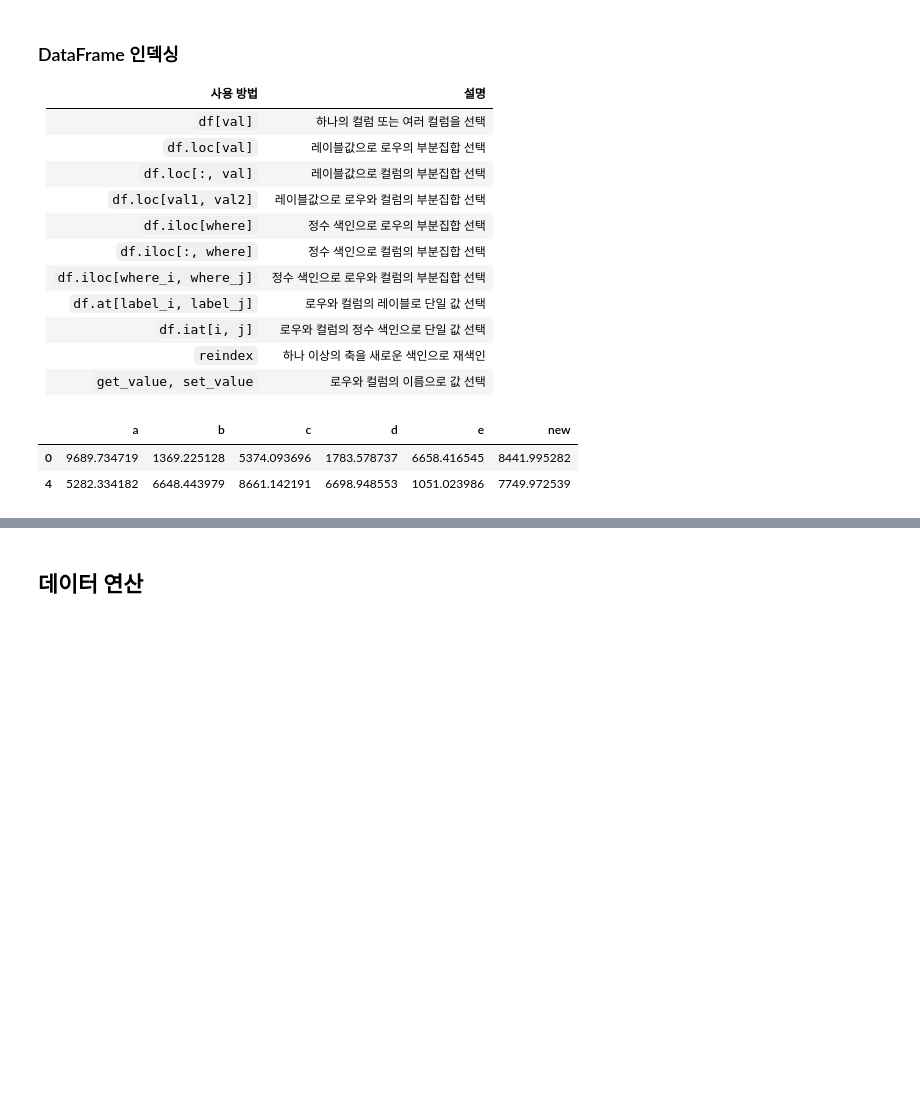
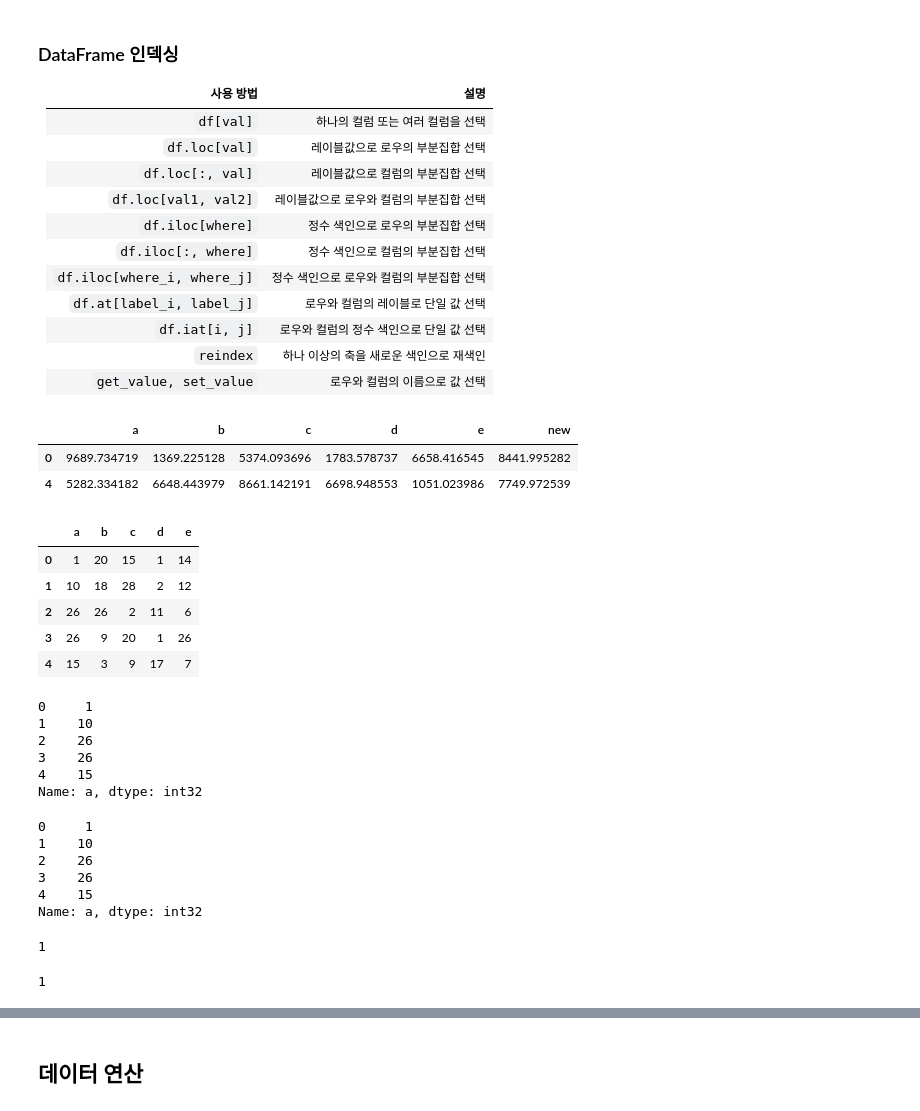
Before and after one commit to Cceugene/Class, a Jupyter notebook: Pandas.ipynb, the cells around one changed output, grey strips where cells are left out. Drawn from its saved outputs; the diff is of its cells as text; code cells hidden in the pictures; blank space fills up the shorter version.

```diff
--- a/Pandas.ipynb
+++ b/Pandas.ipynb
@@ -244,3 +244,41 @@ df.loc[(df.a > 2000) & (df.new < 10000)]
 |  | a | b | c | d | e | new |
 | 0 | 9689.734719 | 1369.225128 | 5374.093696 | 1783.578737 | 6658.416545 | 8441.995282 |
 | 4 | 5282.334182 | 6648.443979 | 8661.142191 | 6698.948553 | 1051.023986 | 7749.972539 |
+# %%
+df = pd.DataFrame(np.random.randint(0, 30, (5, 5)),
+                 index=list('01234'),
+                 columns=list('abcde'))
+df
+# %% [output]
+|  | a | b | c | d | e |
+| 0 | 1 | 20 | 15 | 1 | 14 |
+| 1 | 10 | 18 | 28 | 2 | 12 |
+| 2 | 26 | 26 | 2 | 11 | 6 |
+| 3 | 26 | 9 | 20 | 1 | 26 |
+| 4 | 15 | 3 | 9 | 17 | 7 |
+# %%
+df.loc[:, 'a']
+# %% [output]
+0     1
+1    10
+2    26
+3    26
+4    15
+Name: a, dtype: int32
+# %%
+df.iloc[:, 0]
+# %% [output]
+0     1
+1    10
+2    26
+3    26
+4    15
+Name: a, dtype: int32
+# %%
+df.at['0', 'a']
+# %% [output]
+1
+# %%
+df.iat[0, 0]
+# %% [output]
+1
```
Also changed, not shown: parts of 2 cells of this notebook, 5 other files.
